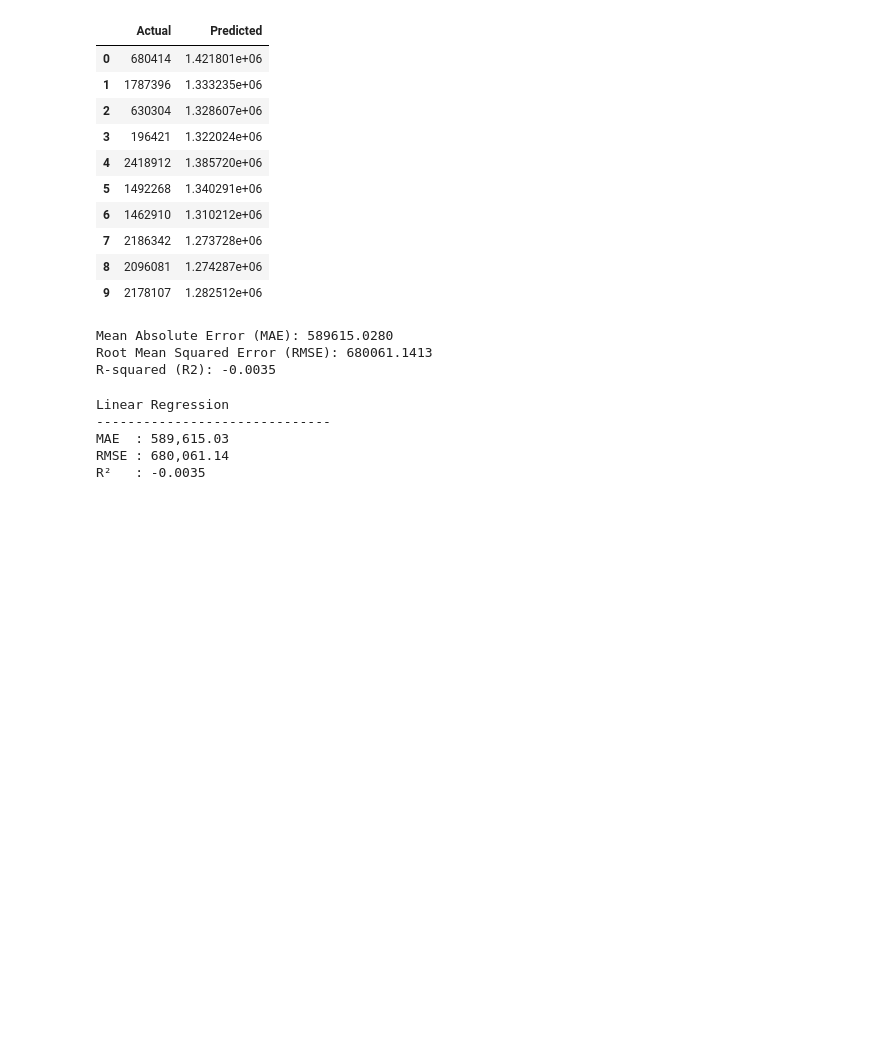
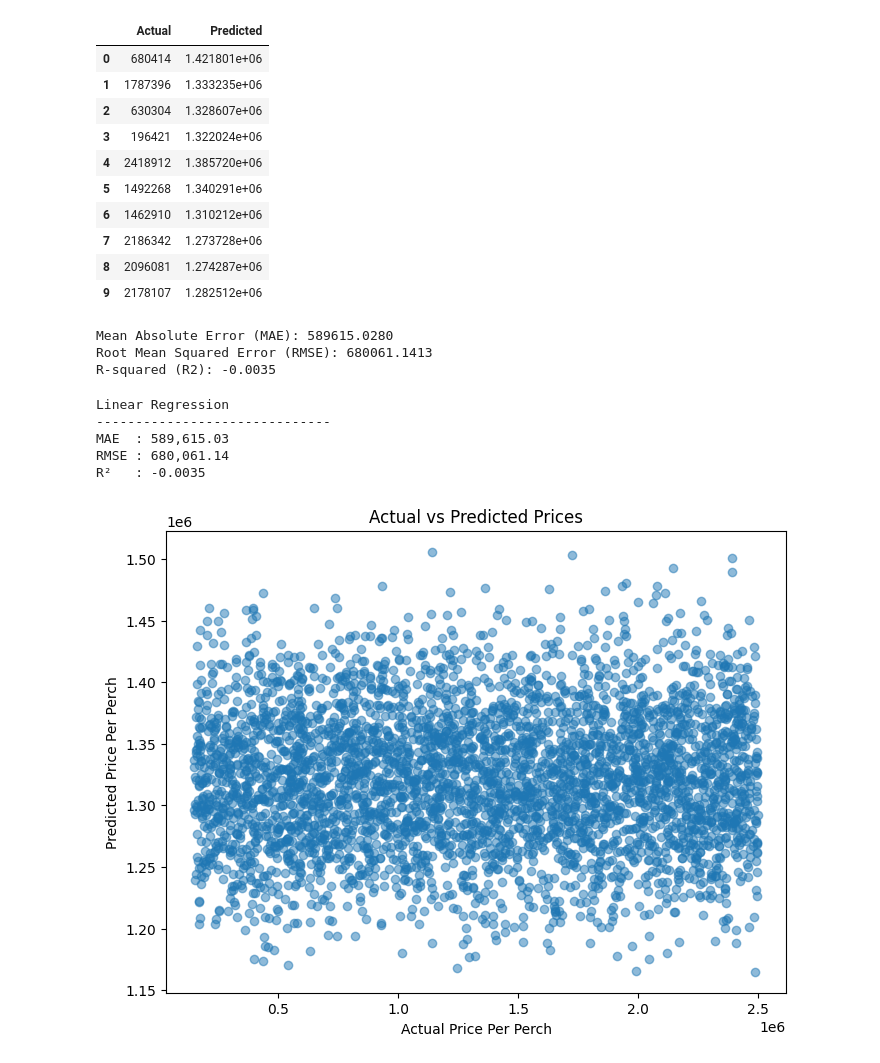
Before and after one commit to DhaneeraDulvanya/Sri-Lankan-Land-Price-Prediction-and-Real-Estate-Market-Analysis-System, a Jupyter notebook: notebooks/01_data_understandings.ipynb, the cells around one changed output. Drawn from its saved outputs; the diff is of its cells as text; code cells hidden in the pictures; blank space fills up the shorter version.

Commit message:
visualization of actual and predicted prices

```diff
--- a/notebooks/01_data_understandings.ipynb
+++ b/notebooks/01_data_understandings.ipynb
@@ -954,3 +954,16 @@ Linear Regression
 MAE  : 589,615.03
 RMSE : 680,061.14
 R²   : -0.0035
+# %%
+# visualization
+plt.figure(figsize=(8, 6))
+
+plt.scatter(y_test, y_pred_linear, alpha=0.5)
+
+plt.xlabel("Actual Price Per Perch")
+plt.ylabel("Predicted Price Per Perch")
+plt.title("Actual vs Predicted Prices")
+
+plt.show()
+# %% [output]
+[figure, added]
```
